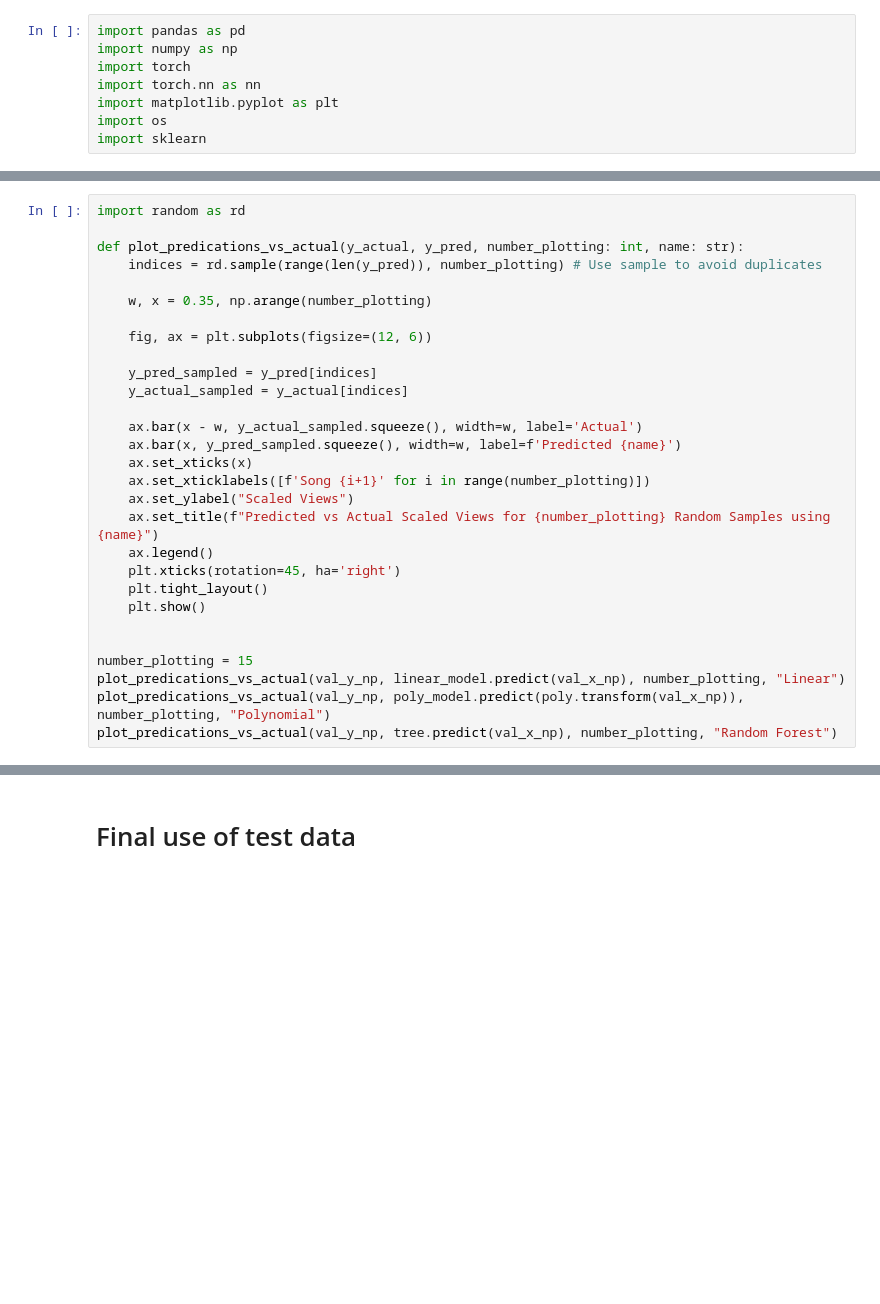
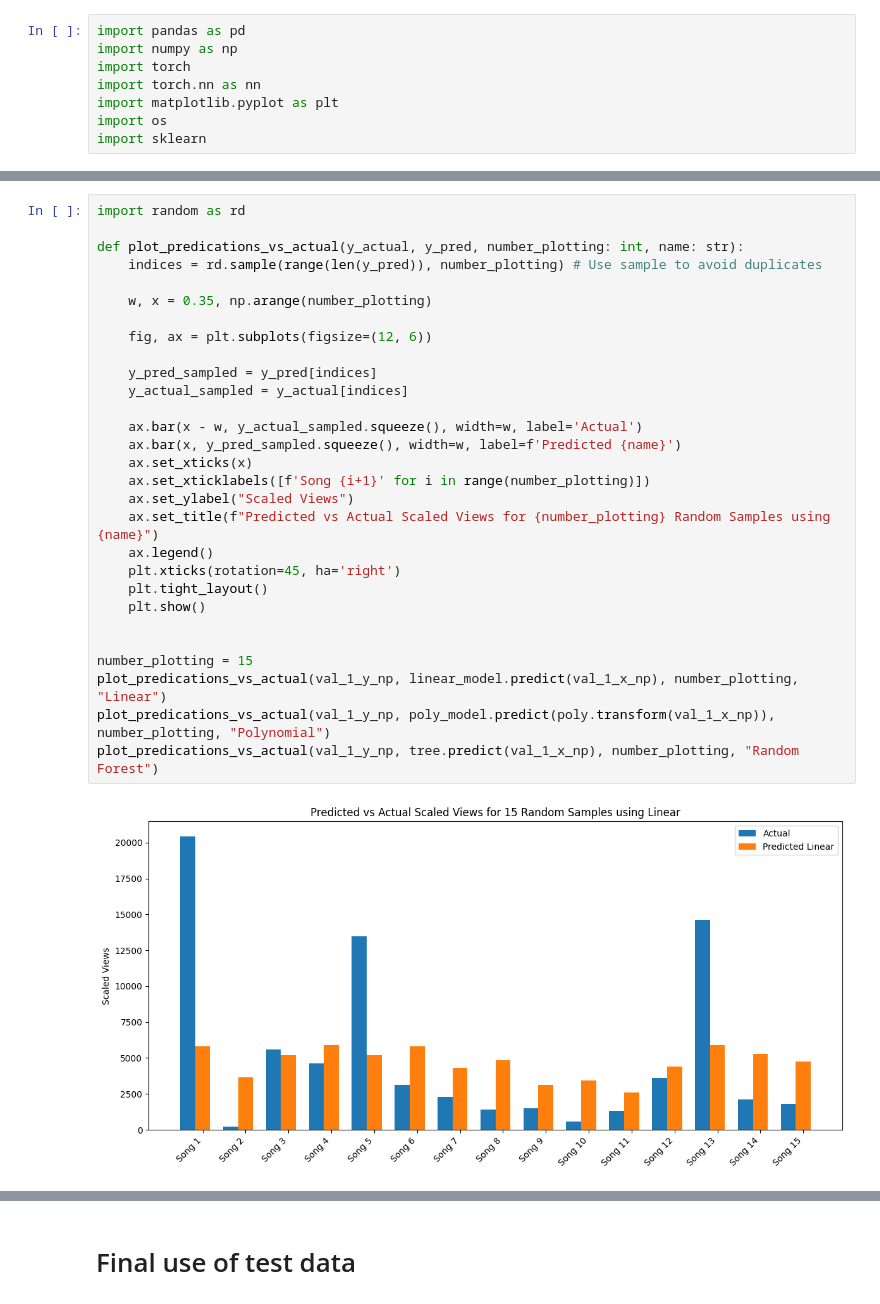
Before and after one commit to abhayma1000/DS-MA4635Final, a Jupyter notebook: model.ipynb, the cells around one changed output, grey strips where cells are left out. Saved outputs shown, nothing was run; the diff lists cells and outputs as text; blank space fills up the shorter version.

```diff
--- a/model.ipynb
+++ b/model.ipynb
@@ -295,29 +353,31 @@ print_scores(val_y_np, tree.predict(val_x_np), "Random Forest Regression")
 # %%
 import random as rd
 
 def plot_predications_vs_actual(y_actual, y_pred, number_plotting: int, name: str):
     indices = rd.sample(range(len(y_pred)), number_plotting) # Use sample to avoid duplicates
 
     w, x = 0.35, np.arange(number_plotting)
 
     fig, ax = plt.subplots(figsize=(12, 6))
 
     y_pred_sampled = y_pred[indices]
     y_actual_sampled = y_actual[indices]
 
     ax.bar(x - w, y_actual_sampled.squeeze(), width=w, label='Actual')
     ax.bar(x, y_pred_sampled.squeeze(), width=w, label=f'Predicted {name}')
     ax.set_xticks(x)
     ax.set_xticklabels([f'Song {i+1}' for i in range(number_plotting)])
     ax.set_ylabel("Scaled Views")
     ax.set_title(f"Predicted vs Actual Scaled Views for {number_plotting} Random Samples using {name}")
     ax.legend()
     plt.xticks(rotation=45, ha='right')
     plt.tight_layout()
     plt.show()
 
 
 number_plotting = 15
-plot_predications_vs_actual(val_y_np, linear_model.predict(val_x_np), number_plotting, "Linear")
-plot_predications_vs_actual(val_y_np, poly_model.predict(poly.transform(val_x_np)), number_plotting, "Polynomial")
-plot_predications_vs_actual(val_y_np, tree.predict(val_x_np), number_plotting, "Random Forest")
+plot_predications_vs_actual(val_1_y_np, linear_model.predict(val_1_x_np), number_plotting, "Linear")
+plot_predications_vs_actual(val_1_y_np, poly_model.predict(poly.transform(val_1_x_np)), number_plotting, "Polynomial")
+plot_predications_vs_actual(val_1_y_np, tree.predict(val_1_x_np), number_plotting, "Random Forest")
+# %% [output]
+[figure, added]
```
Also changed, not shown: parts of 17 cells of this notebook, 1 other file.
